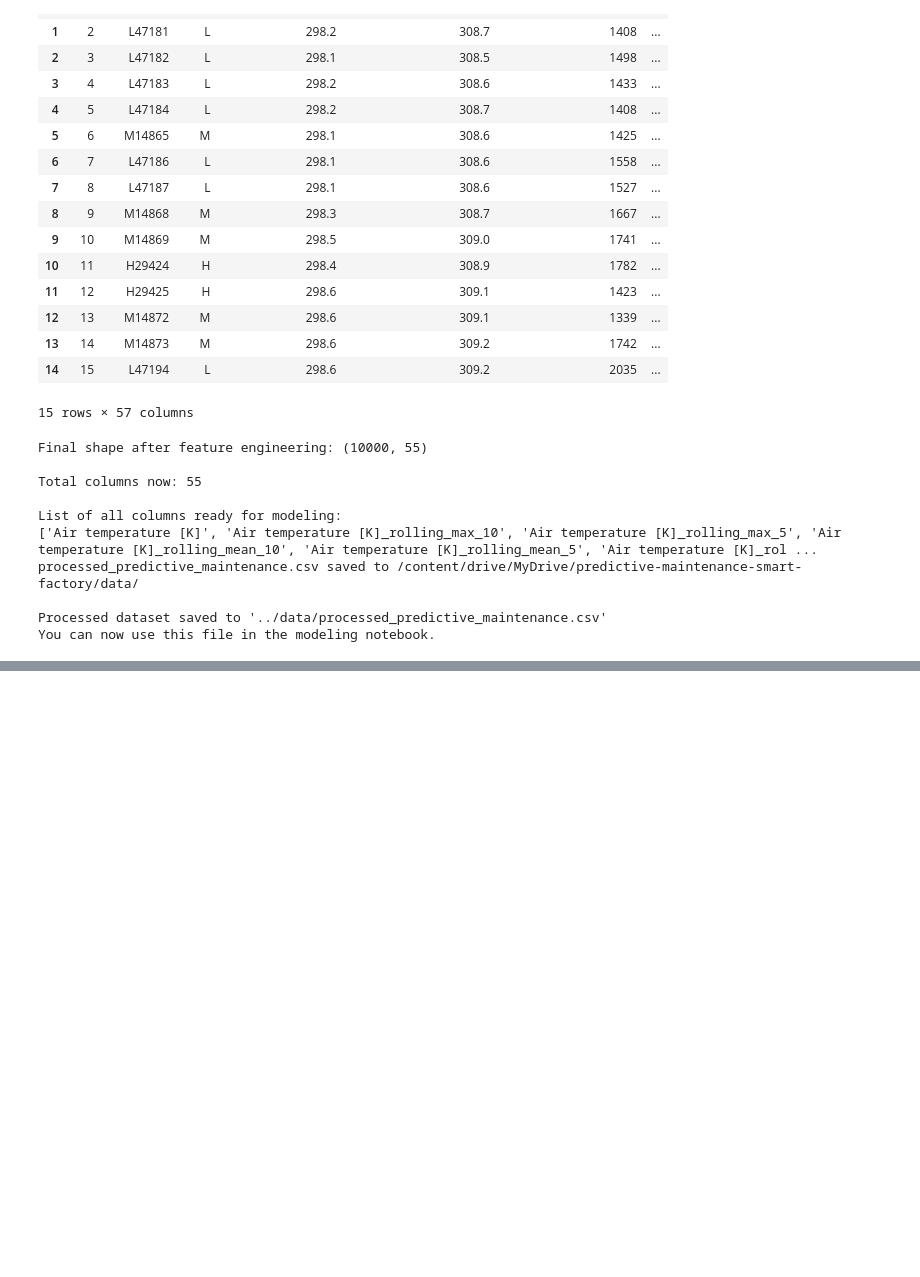
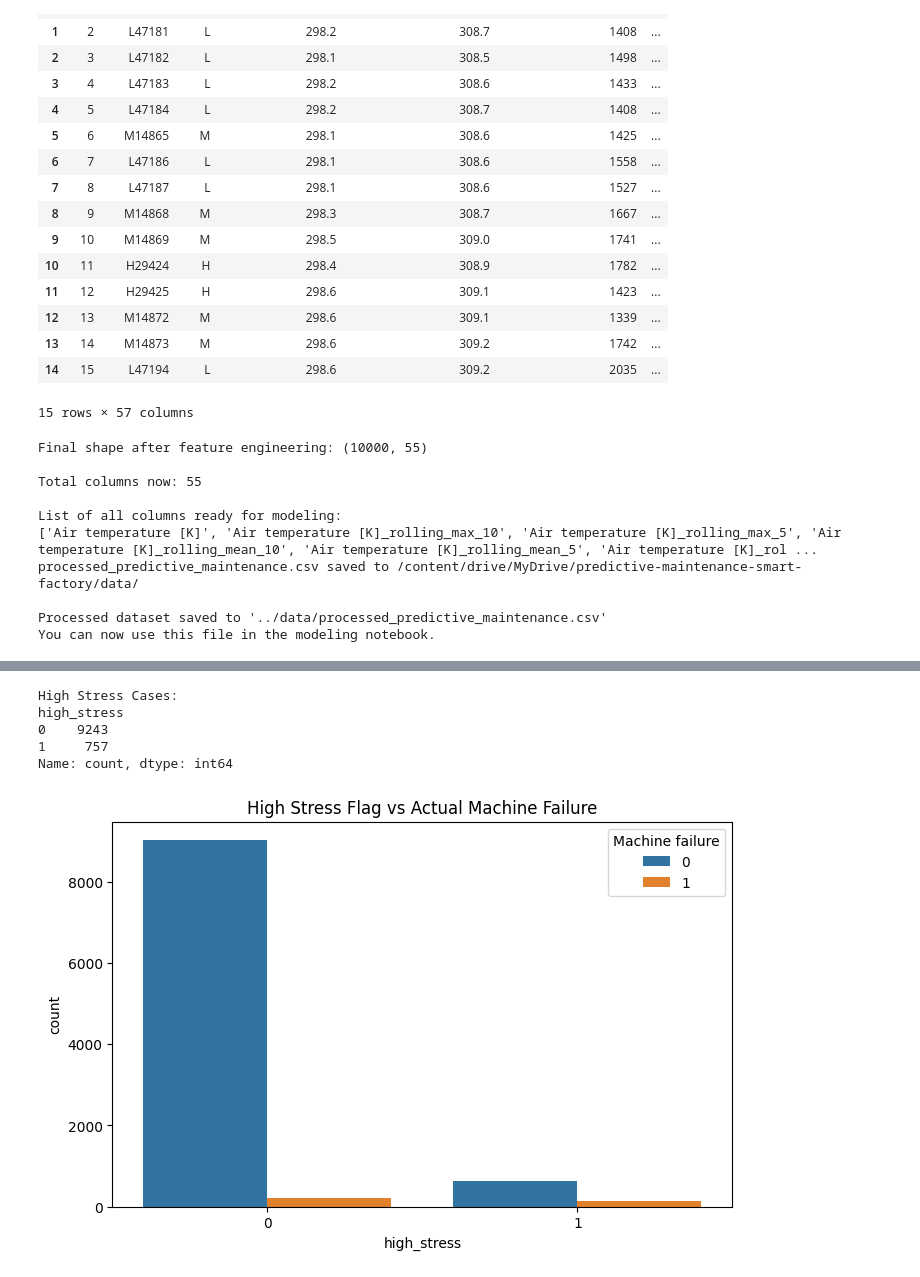
Before and after one commit to adewalelateef/predictive-maintenance-smart-factory, a Jupyter notebook: notebooks/02_feature_engineering.ipynb, the cells around one changed output, grey strips where cells are left out. Cells and saved outputs as stored; diff of their text form; code cells hidden in the pictures; blank space fills up the shorter version.

```diff
--- a/notebooks/02_feature_engineering.ipynb
+++ b/notebooks/02_feature_engineering.ipynb
@@ -260,0 +333,15 @@ You can now use this file in the modeling notebook.
+# %%
+print("\nHigh Stress Cases:")
+print(df['high_stress'].value_counts())
+
+plt.figure(figsize=(8,5))
+sns.countplot(data=df, x='high_stress', hue='Machine failure')
+plt.title('High Stress Flag vs Actual Machine Failure')
+plt.show()
+# %% [output]
+High Stress Cases:
+high_stress
+0    9243
+1     757
+Name: count, dtype: int64
+[figure, added]
```
Also changed, not shown: parts of 6 cells of this notebook, 3 other files.
